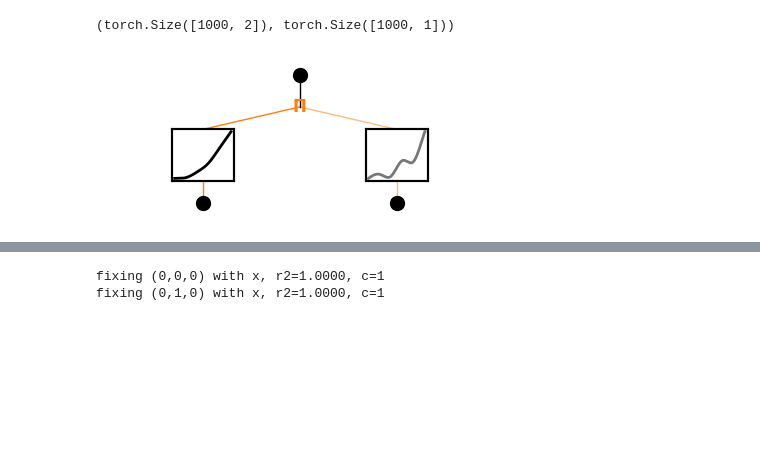
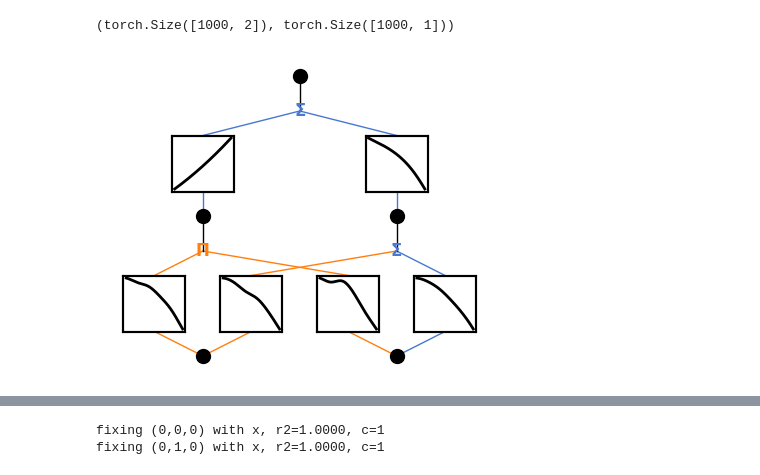
Before and after one commit to shdaig/NexusAriadne, a Jupyter notebook: lokan_test.ipynb, the cells around one changed output, grey strips where cells are left out. Drawn from its saved outputs; the diff is of its cells as text; code cells hidden in the pictures; blank space fills up the shorter version.

```diff
--- a/lokan_test.ipynb
+++ b/lokan_test.ipynb
@@ -136,8 +36,8 @@ dataset['train_input'].shape, dataset['train_label'].shape
 # %% [output]
 (torch.Size([1000, 2]), torch.Size([1000, 1]))
 # %%
-model = loKAN(width=[2, 1], grid=5, k=3, seed=42, device=device)
+model = loKAN(width=[2, 2, 1], grid=5, k=3, seed=42, device=device)
 model(dataset['train_input'])
 model.plot()
 # %% [output]
-[figure, old version]
+[figure, new version]
```
Also changed, not shown: parts of 9 cells of this notebook, 10 other files.
